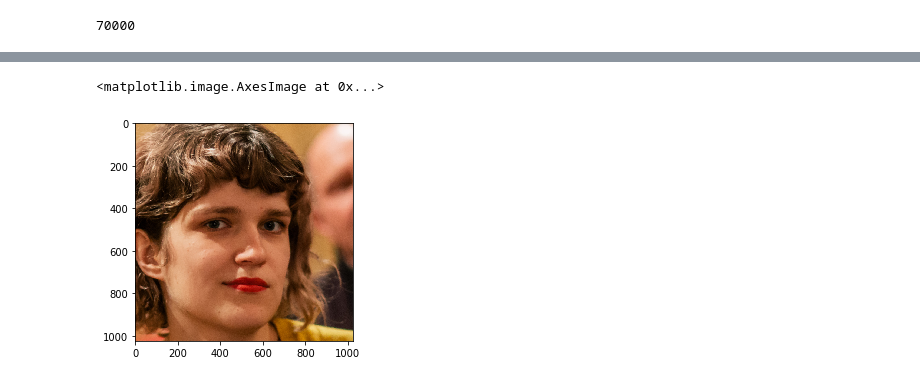
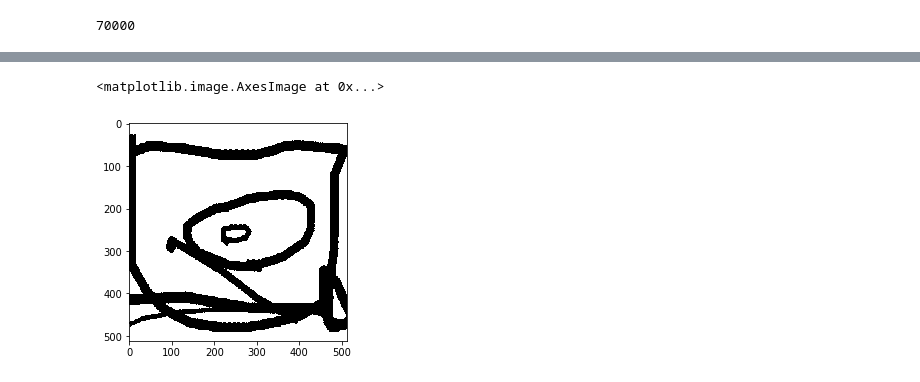
Before and after one commit to b4shy/FacialInpainting, a Jupyter notebook: src/Untitled.ipynb, the cells around one changed output, grey strips where cells are left out. Saved outputs shown, nothing was run; the diff lists cells and outputs as text; code cells hidden in the pictures.

```diff
--- a/src/Untitled.ipynb
+++ b/src/Untitled.ipynb
@@ -43,2 +38,0 @@ params = {'batch_size': 64,
-# %%
-mask = cv2.imread("../dat/qd_imd/test/00000_test.png")
@@ -67,5 +109,5 @@ img = fd[0]["image"]
 # %%
-plt.imshow(img)
+plt.imshow(mask[0])
 # %% [output]
 <matplotlib.image.AxesImage at 0x...>
-[figure, old version]
+[figure, new version]
```
Also changed, not shown: parts of 15 cells of this notebook, 7 other files.
